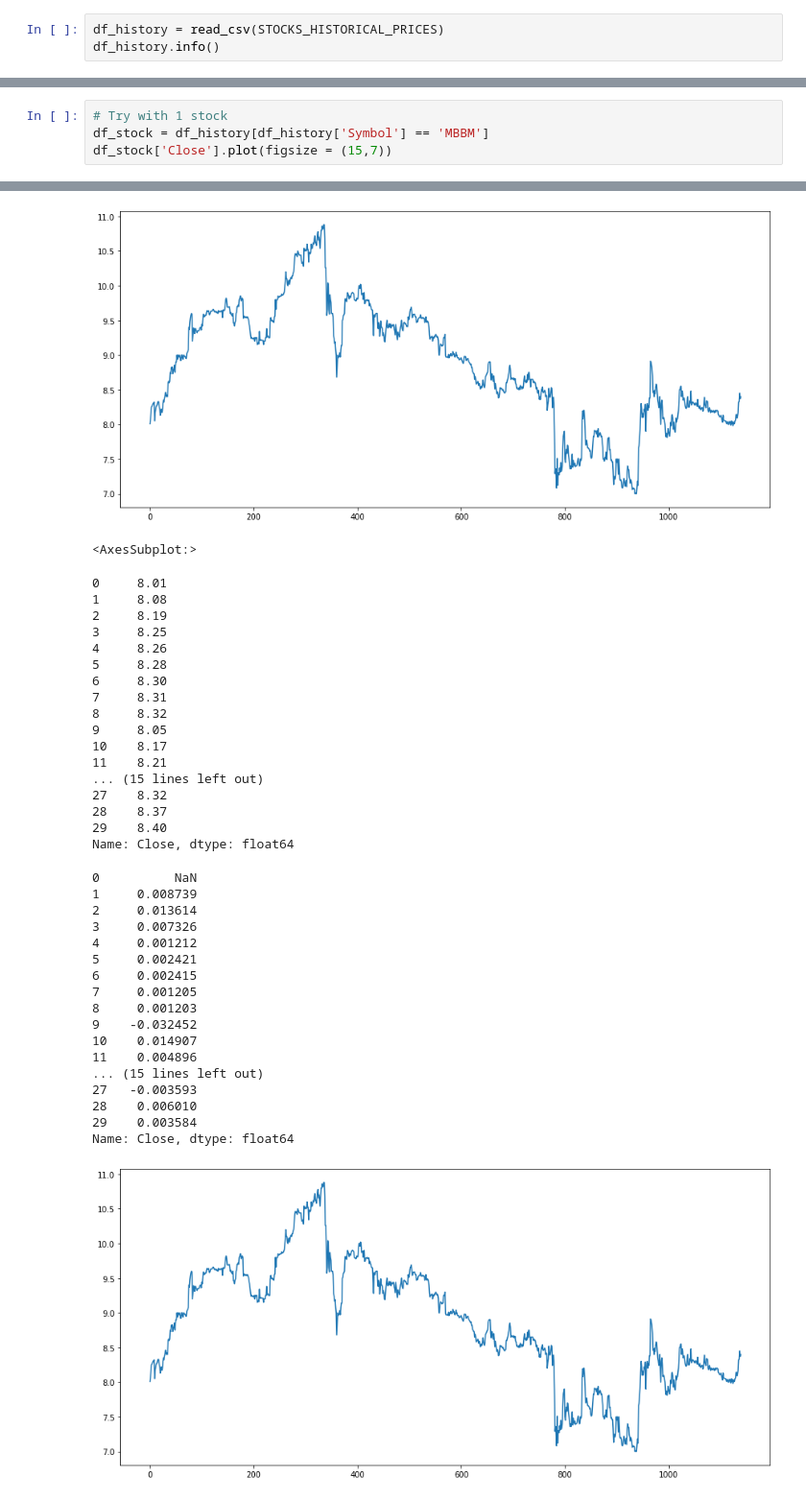
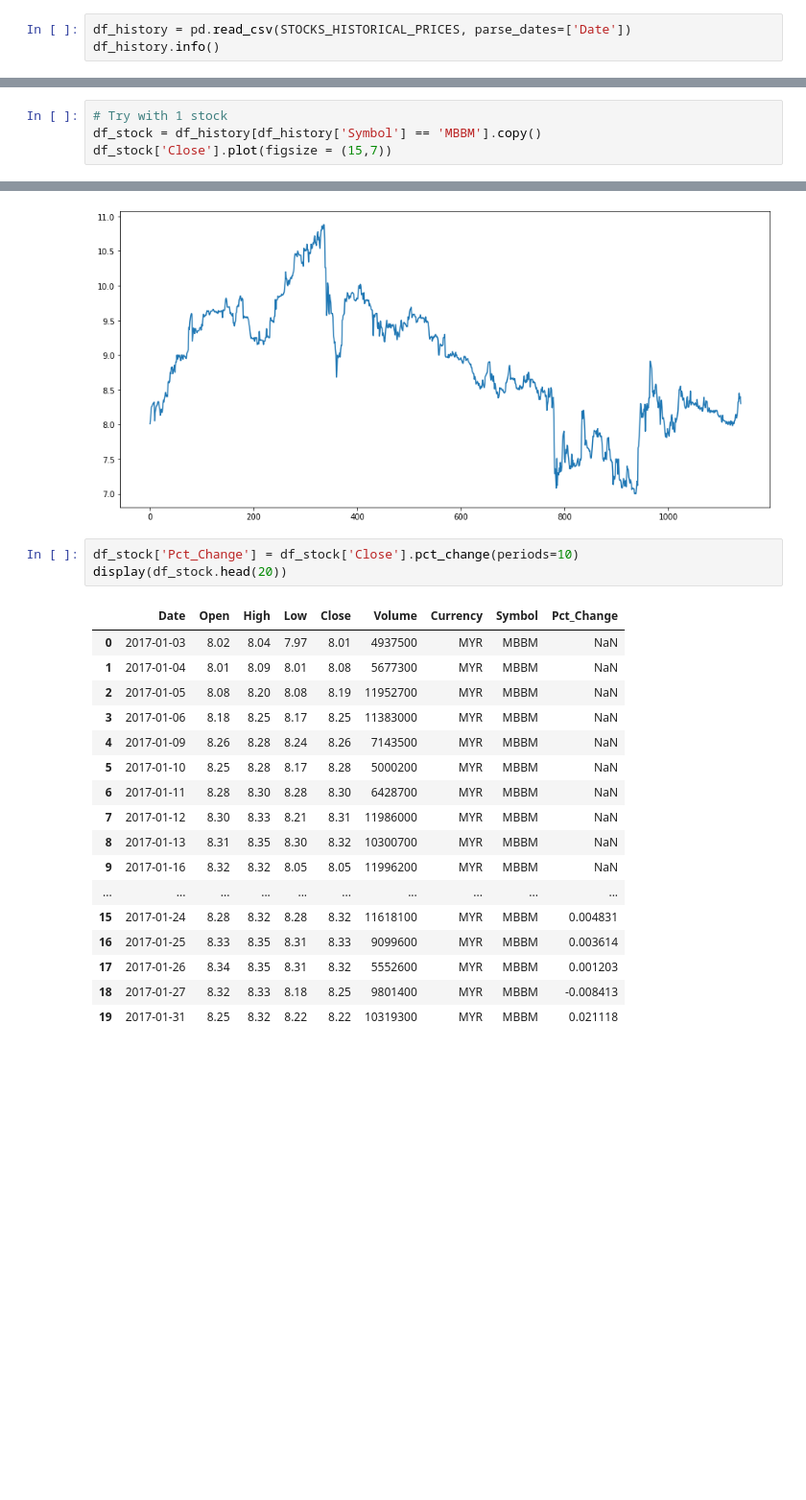
Before and after one commit to alpha2phi/jupyter-notebooks, a Jupyter notebook: nbs/02_01_stocks_machine_learning.ipynb, the cells around one changed output, grey strips where cells are left out. Shown at 96% size. Drawn from its saved outputs; the diff is of its cells as text; blank space fills up the shorter version.

```diff
--- a/nbs/02_01_stocks_machine_learning.ipynb
+++ b/nbs/02_01_stocks_machine_learning.ipynb
@@ -93,7 +72,7 @@ download_historical_prices(df_stocks_selected)
 # %% [markdown]
 ## Forecast Changes
 # %%
-df_history = read_csv(STOCKS_HISTORICAL_PRICES)
+df_history = pd.read_csv(STOCKS_HISTORICAL_PRICES, parse_dates=['Date'])
 df_history.info()
 # %% [output]
 <class 'pandas.core.frame.DataFrame'>
@@ -113,47 +92,30 @@ dtypes: float64(4), int64(1), object(3)
 memory usage: 2.1+ MB
 # %%
 # Try with 1 stock
-df_stock = df_history[df_history['Symbol'] == 'MBBM']
+df_stock = df_history[df_history['Symbol'] == 'MBBM'].copy()
 df_stock['Close'].plot(figsize = (15,7))
 # %% [output]
 <AxesSubplot:>
 [figure]
 # %%
+df_stock['Pct_Change'] = df_stock['Close'].pct_change(periods=10)
+display(df_stock.head(20))
 # %% [output]
-<AxesSubplot:>
-0     8.01
-1     8.08
-2     8.19
-3     8.25
-4     8.26
-5     8.28
-6     8.30
-7     8.31
-8     8.32
-9     8.05
-10    8.17
-11    8.21
-... (15 lines left out)
-27    8.32
-28    8.37
-29    8.40
-Name: Close, dtype: float64
-0          NaN
-1     0.008739
-2     0.013614
-3     0.007326
-4     0.001212
-5     0.002421
-6     0.002415
-7     0.001205
-8     0.001203
-9    -0.032452
-10    0.014907
-11    0.004896
-... (15 lines left out)
-27   -0.003593
-28    0.006010
-29    0.003584
-Name: Close, dtype: float64
-[figure, removed]
+|  | Date | Open | High | Low | Close | Volume | Currency | Symbol | Pct_Change |
+| 0 | 2017-01-03 | 8.02 | 8.04 | 7.97 | 8.01 | 4937500 | MYR | MBBM | NaN |
+| 1 | 2017-01-04 | 8.01 | 8.09 | 8.01 | 8.08 | 5677300 | MYR | MBBM | NaN |
+| 2 | 2017-01-05 | 8.08 | 8.20 | 8.08 | 8.19 | 11952700 | MYR | MBBM | NaN |
+| 3 | 2017-01-06 | 8.18 | 8.25 | 8.17 | 8.25 | 11383000 | MYR | MBBM | NaN |
+| 4 | 2017-01-09 | 8.26 | 8.28 | 8.24 | 8.26 | 7143500 | MYR | MBBM | NaN |
+| 5 | 2017-01-10 | 8.25 | 8.28 | 8.17 | 8.28 | 5000200 | MYR | MBBM | NaN |
+| 6 | 2017-01-11 | 8.28 | 8.30 | 8.28 | 8.30 | 6428700 | MYR | MBBM | NaN |
+| 7 | 2017-01-12 | 8.30 | 8.33 | 8.21 | 8.31 | 11986000 | MYR | MBBM | NaN |
+| 8 | 2017-01-13 | 8.31 | 8.35 | 8.30 | 8.32 | 10300700 | MYR | MBBM | NaN |
+| 9 | 2017-01-16 | 8.32 | 8.32 | 8.05 | 8.05 | 11996200 | MYR | MBBM | NaN |
+| ... | ... | ... | ... | ... | ... | ... | ... | ... | ... |
+| 15 | 2017-01-24 | 8.28 | 8.32 | 8.28 | 8.32 | 11618100 | MYR | MBBM | 0.004831 |
+| 16 | 2017-01-25 | 8.33 | 8.35 | 8.31 | 8.33 | 9099600 | MYR | MBBM | 0.003614 |
+| 17 | 2017-01-26 | 8.34 | 8.35 | 8.31 | 8.32 | 5552600 | MYR | MBBM | 0.001203 |
+| 18 | 2017-01-27 | 8.32 | 8.33 | 8.18 | 8.25 | 9801400 | MYR | MBBM | -0.008413 |
+| 19 | 2017-01-31 | 8.25 | 8.32 | 8.22 | 8.22 | 10319300 | MYR | MBBM | 0.021118 |
 # %%
```
Also changed, not shown: parts of 8 cells of this notebook, 2 other files.
